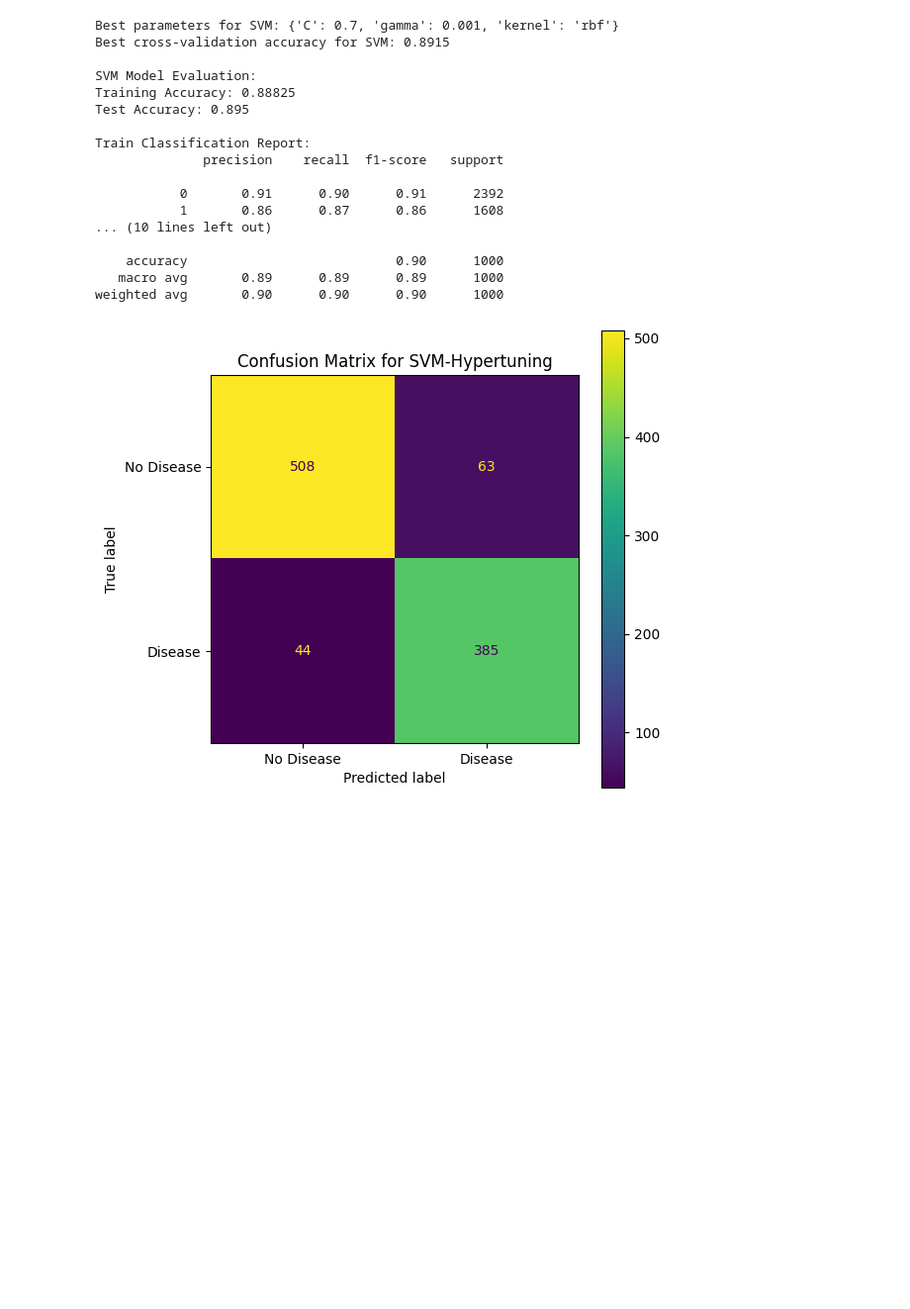
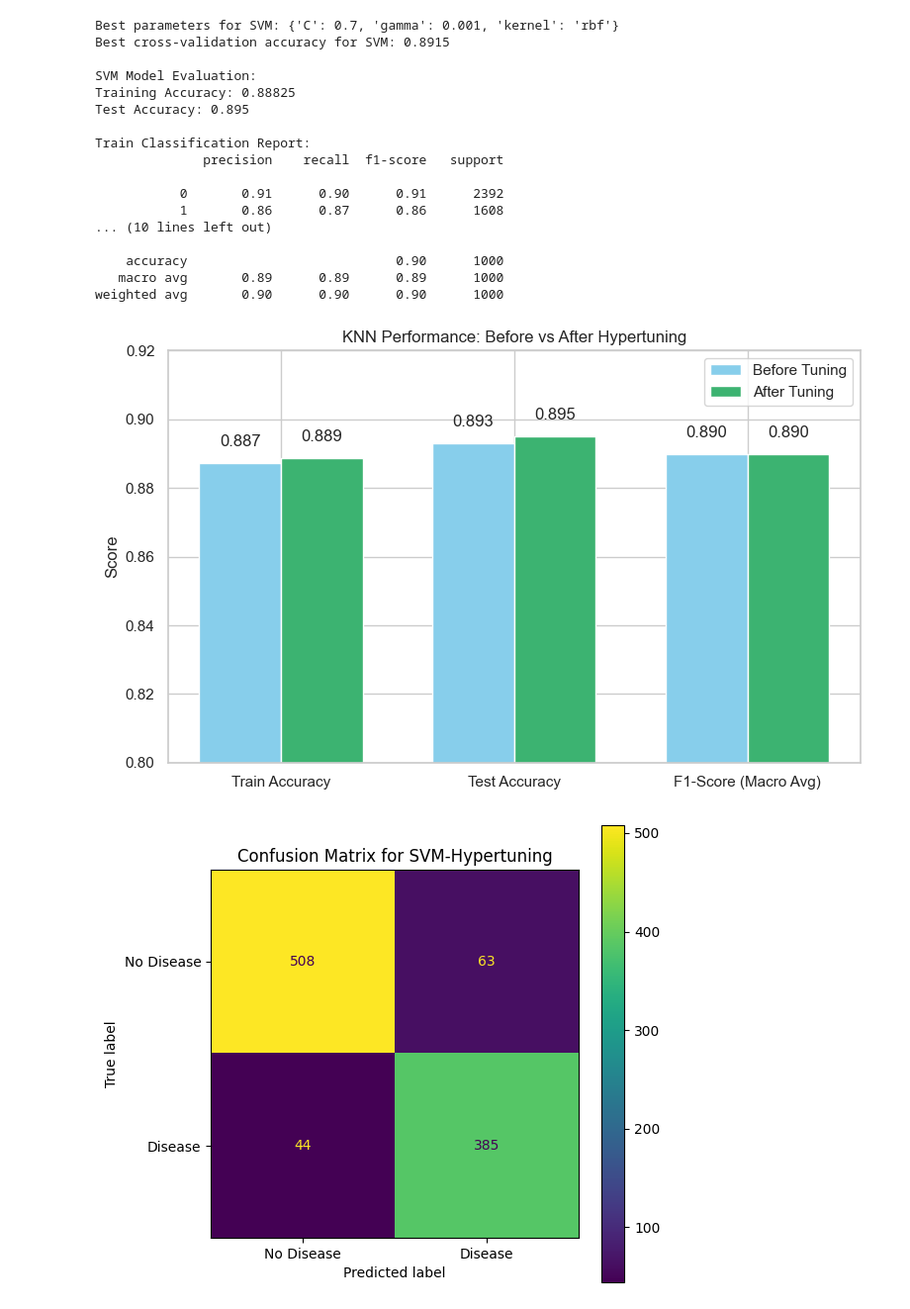
Before and after one commit to github-cweehy/Lung-Cancer-Detection-ML, a Jupyter notebook: svm.ipynb, the cells around one changed output. Shown at 99% size. Cells and saved outputs as stored; diff of their text form; code cells hidden in the pictures; blank space fills up the shorter version.

```diff
--- a/svm.ipynb
+++ b/svm.ipynb
@@ -328,6 +342,41 @@ Train Classification Report:
     accuracy                           0.90      1000
    macro avg       0.89      0.89      0.89      1000
 weighted avg       0.90      0.90      0.90      1000
+# %%
+# Labels
+metrics = ['Train Accuracy', 'Test Accuracy', 'F1-Score (Macro Avg)']
+
+# Scores
+svm_before = [0.88725, 0.893, 0.89]
+svm_after = [0.888825, 0.895, 0.89]
+
+# Positions
+x = np.arange(len(metrics))
+width = 0.35
+
+# Plot
+fig, ax = plt.subplots(figsize=(8, 5))
+bars1 = ax.bar(x - width/2, svm_before, width, label='Before Tuning', color='skyblue')
+bars2 = ax.bar(x + width/2, svm_after, width, label='After Tuning', color='mediumseagreen')
+
+# Labels
+ax.set_ylabel('Score')
+ax.set_title('KNN Performance: Before vs After Hypertuning')
+ax.set_xticks(x)
+ax.set_xticklabels(metrics)
+ax.set_ylim(0.80, 0.92)
+ax.legend()
+
+# Add score values above bars
+for bars in [bars1, bars2]:
+    for bar in bars:
+        yval = bar.get_height()
+        ax.text(bar.get_x() + bar.get_width()/2, yval + 0.004, f'{yval:.3f}', ha='center', va='bottom')
+
+plt.tight_layout()
+plt.show()
+# %% [output]
+[figure, added]
 # %%
 # Generate confusion matrix for SVM (Hypertuning)
 cm_svm = confusion_matrix(y_test, y_pred_svm)
```
Also changed, not shown: parts of 4 cells of this notebook.
